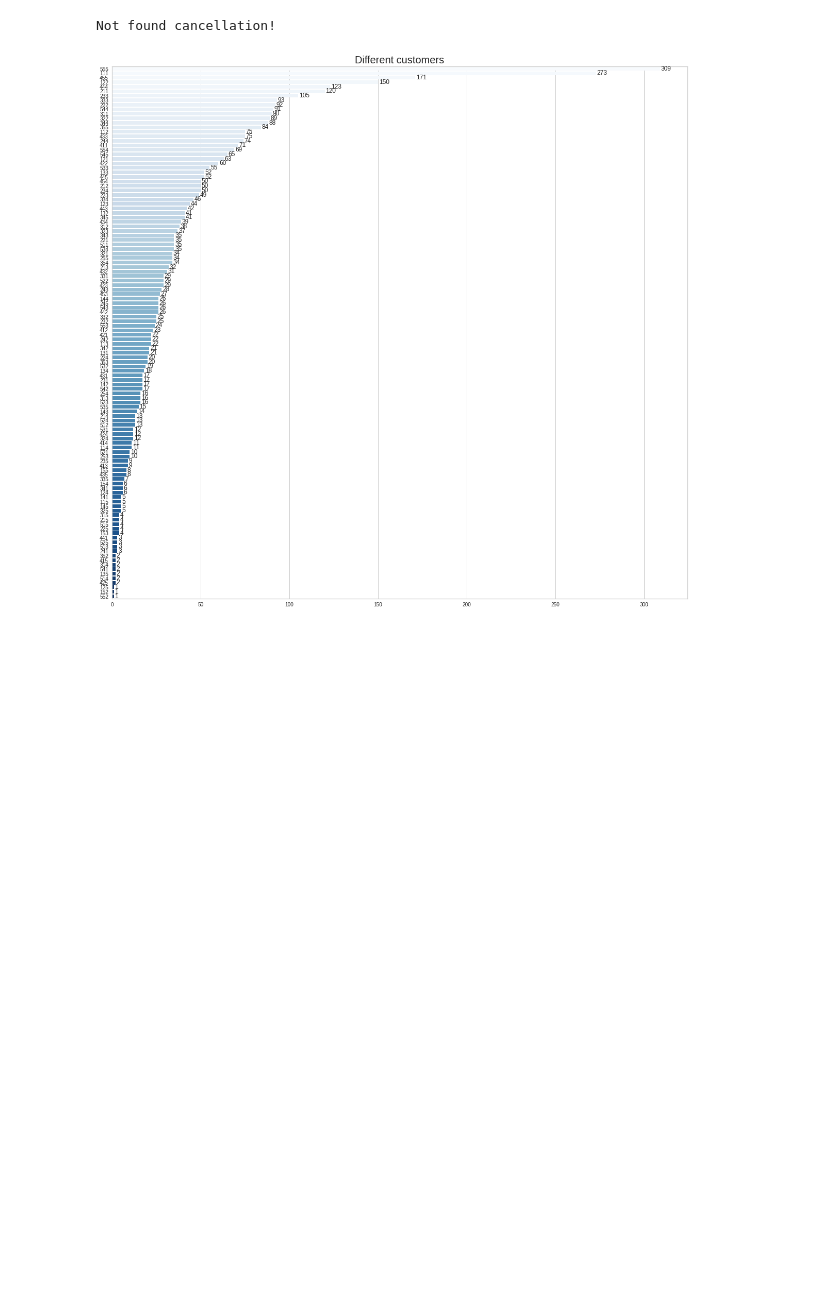
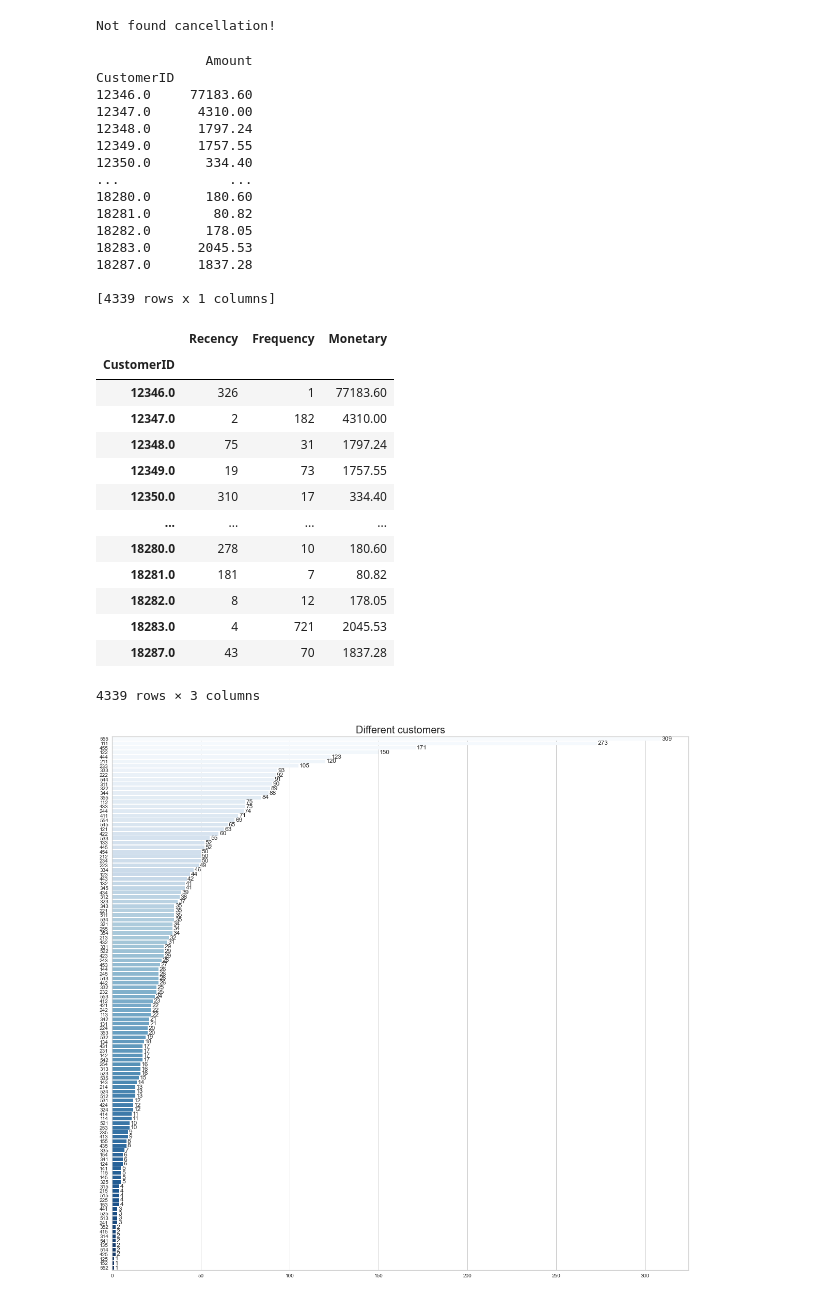
Before and after one commit to sasiburi/unsupervised-learning, a Jupyter notebook: CISC839_hw3.ipynb, the cells around one changed output. Drawn from its saved outputs; the diff is of its cells as text; code cells hidden in the pictures; blank space fills up the shorter version.

```diff
--- a/CISC839_hw3.ipynb
+++ b/CISC839_hw3.ipynb
@@ -38,22 +38,53 @@ Not found cancellation!
 # %%
 '''
 Calcuation three parameters values.
 '''
 data["Amount"] = data["Quantity"]*data["UnitPrice"]
 Last_date=data.InvoiceDate.max()+datetime.timedelta(days=1)
 
 
 Recent_purchase = data.groupby(['CustomerID']).InvoiceDate.apply(lambda x:(Last_date-x.max()).days)
 Freq_purchase=data.groupby(['CustomerID']).InvoiceNo.count()
 Money_purchase=data.groupby(['CustomerID']).Amount.sum()
 df1 = Recent_purchase.to_frame()
 df2 = Freq_purchase.to_frame()
 df3 = Money_purchase.to_frame()
 
 #merge all three parameters into a new dataframe.
 newData = pd.merge(df1, df2, left_index=True, right_index=True)
 newData = pd.merge(newData, df3, left_index=True, right_index=True)
 newData.rename(columns={'InvoiceDate':'Recency','InvoiceNo':'Frequency','Amount':'Monetary'},inplace=True)
+newData
+# %% [output]
+              Amount
+CustomerID
+12346.0     77183.60
+12347.0      4310.00
+12348.0      1797.24
+12349.0      1757.55
+12350.0       334.40
+...              ...
+18280.0       180.60
+18281.0        80.82
+18282.0       178.05
+18283.0      2045.53
+18287.0      1837.28
+
+[4339 rows x 1 columns]
+|  | Recency | Frequency | Monetary |
+| CustomerID |  |  |  |
+| 12346.0 | 326 | 1 | 77183.60 |
+| 12347.0 | 2 | 182 | 4310.00 |
+| 12348.0 | 75 | 31 | 1797.24 |
+| 12349.0 | 19 | 73 | 1757.55 |
+| 12350.0 | 310 | 17 | 334.40 |
+| ... | ... | ... | ... |
+| 18280.0 | 278 | 10 | 180.60 |
+| 18281.0 | 181 | 7 | 80.82 |
+| 18282.0 | 8 | 12 | 178.05 |
+| 18283.0 | 4 | 721 | 2045.53 |
+| 18287.0 | 43 | 70 | 1837.28 |
+4339 rows × 3 columns
 # %%
 '''
 This function is going to assign 1 to 5 for R,F,M values of each unique customer.
```
Also changed, not shown: parts of 1 cell of this notebook.
